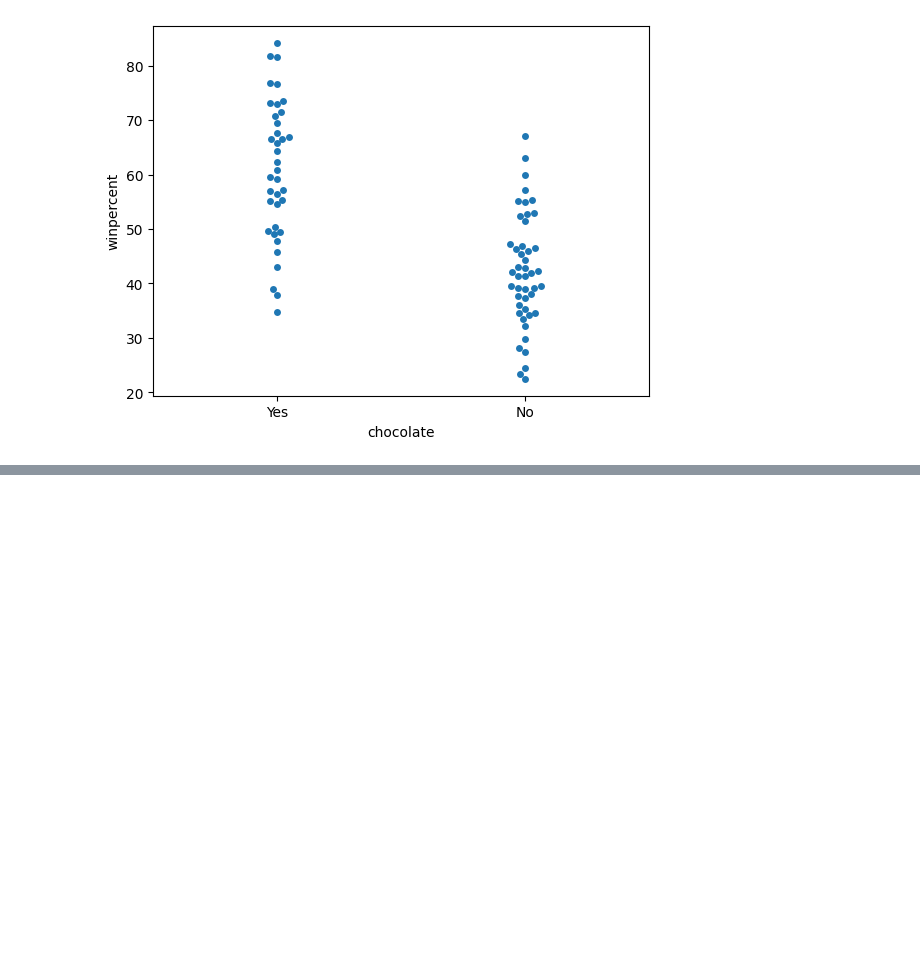
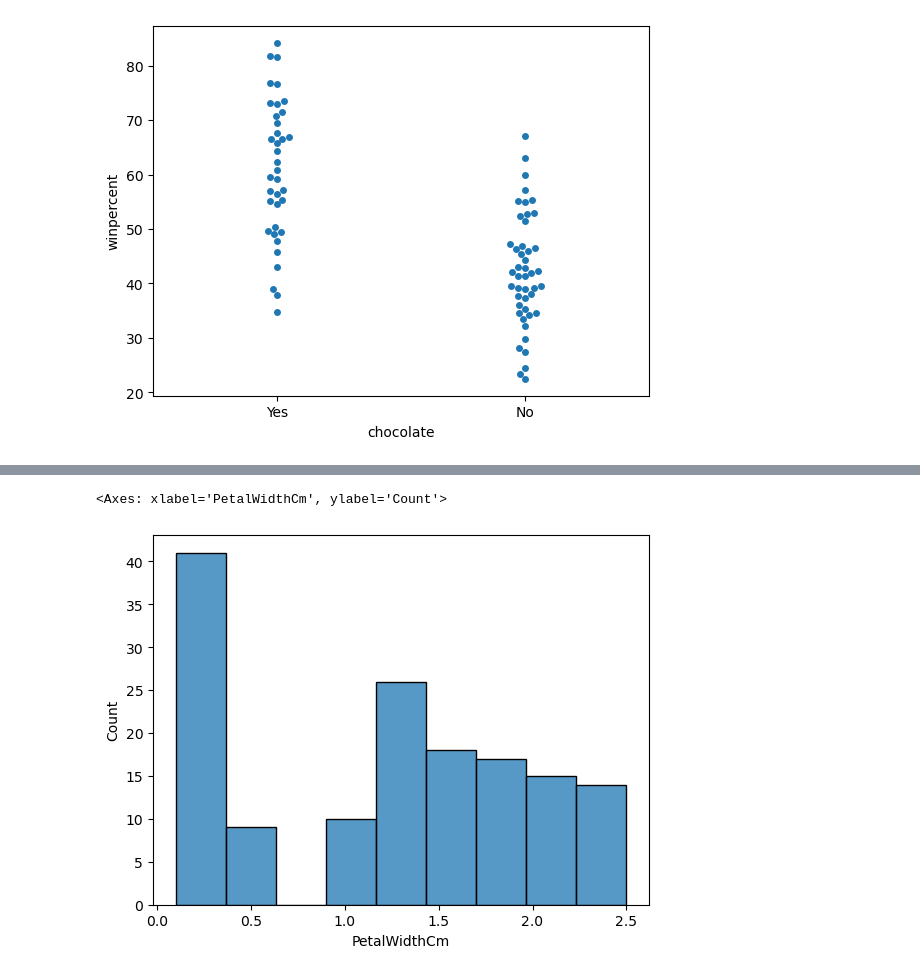
Before and after one commit to ivanchantf/python_learning_data_science, a Jupyter notebook: vis.ipynb, the cells around one changed output, grey strips where cells are left out. Saved outputs shown, nothing was run; the diff lists cells and outputs as text; code cells hidden in the pictures; blank space fills up the shorter version.

Commit message:
chore: added hist plot /kdeplot

```diff
--- a/vis.ipynb
+++ b/vis.ipynb
@@ -109,0 +114,2 @@ sns.swarmplot(x=candy['chocolate'],y=candy['winpercent'])
+# %%
+iris = pd.read_csv('iris.csv')
@@ -109,0 +132,5 @@ sns.swarmplot(x=candy['chocolate'],y=candy['winpercent'])
+# %%
+sns.histplot(data=iris,x='PetalWidthCm')
+# %% [output]
+<Axes: xlabel='PetalWidthCm', ylabel='Count'>
+[figure, added]
```
Also changed, not shown: parts of 8 cells of this notebook, 2 other files.
